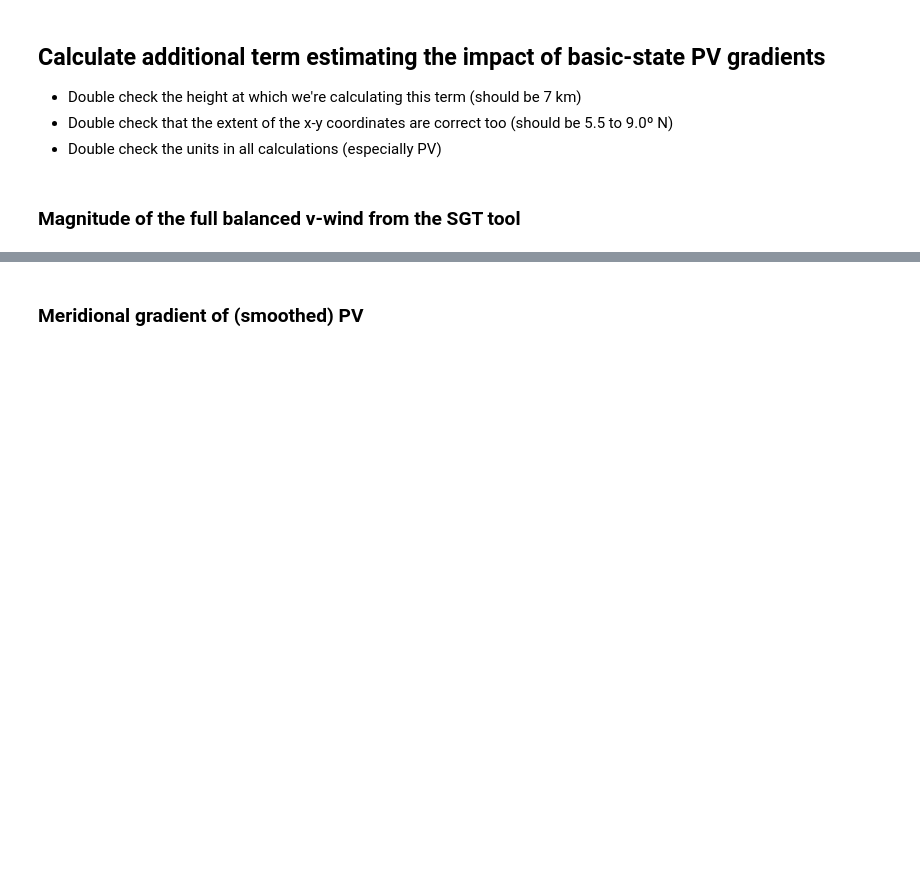
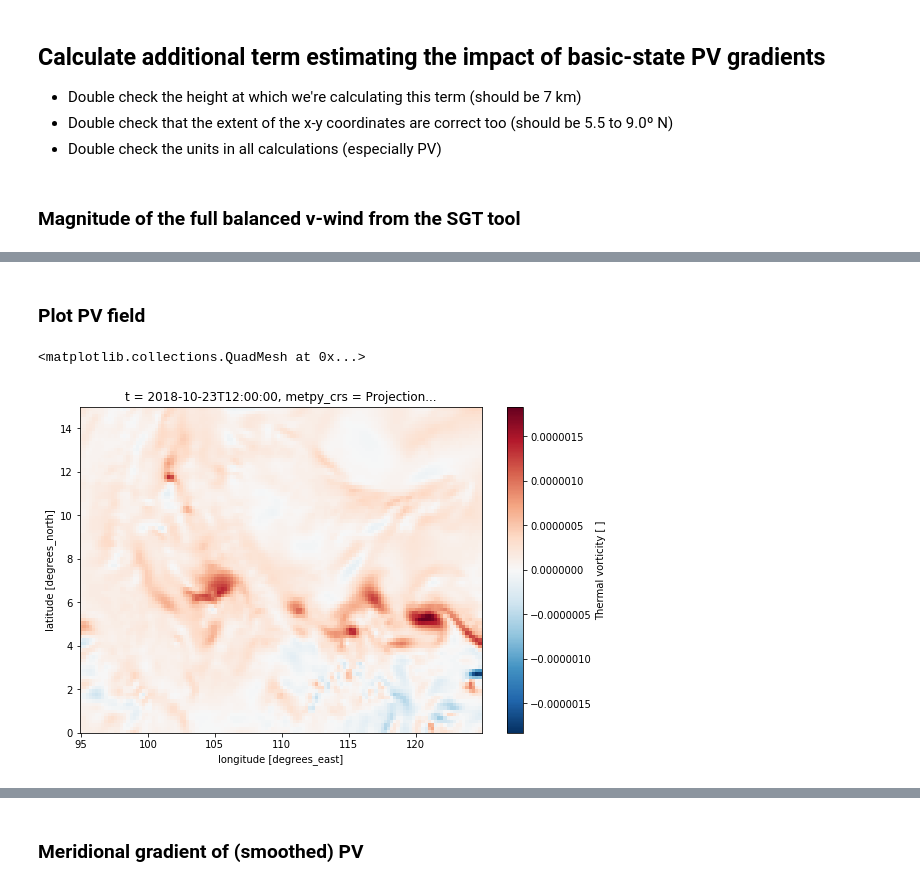
Before and after one commit to shardywx/borneo_vortex, a Jupyter notebook: borneo_vortex_drw_phase_speed_sg.ipynb, the cells around one changed output, grey strips where cells are left out. Drawn from its saved outputs; the diff is of its cells as text; code cells hidden in the pictures; blank space fills up the shorter version.

```diff
--- a/borneo_vortex_drw_phase_speed_sg.ipynb
+++ b/borneo_vortex_drw_phase_speed_sg.ipynb
@@ -19,10 +19,10 @@ import matplotlib
 - Double check the height of the analysis level
 - Read in PV separately (5.5 to 9.0º rather than 5.5 to 7.0º)
 # %%
-lon_start = 104.0
-lon_end = 115.0
-lat_start = 5.5
-lat_end = 7.0
+lon_start = 95.0 # 104.0
+lon_end = 125.0 # 115.0
+lat_start = 0.0 # 5.5
+lat_end = 15.0 # 7.0
 
 height_level = 7000 # previously 5000
 # %% [markdown]
@@ -233,3 +233,10 @@ Coordinates:
     metpy_crs      object Projection: latitude_longitude
     hybrid_ht_1    int32 7036
     height_levels  int32 7036
+# %% [markdown]
+### Plot PV field
+# %%
+ertel_pv_6km.plot(figsize=(9,6))
+# %% [output]
+<matplotlib.collections.QuadMesh at 0x...>
+[figure, added]
```
Also changed, not shown: parts of 10 cells of this notebook, 3 other files.
